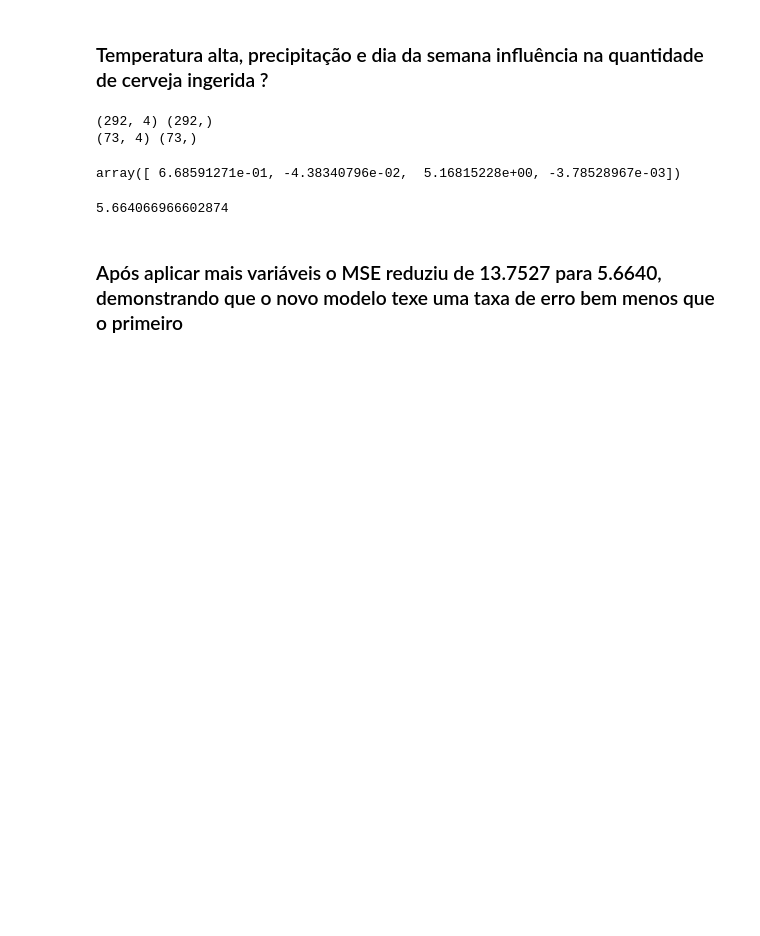
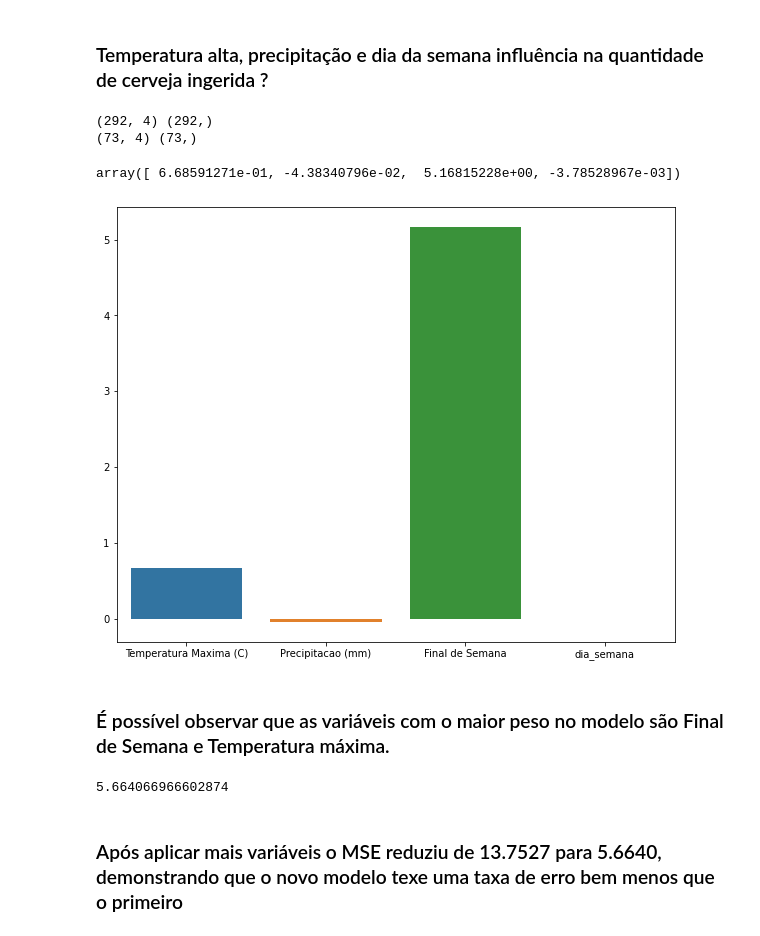
Before and after one commit to gizattos/Consumo-de-cerveja-regressao, a Jupyter notebook: Predicao_quantidade_cerveja.ipynb, the cells around one changed output. Drawn from its saved outputs; the diff is of its cells as text; code cells hidden in the pictures; blank space fills up the shorter version.

```diff
--- a/Predicao_quantidade_cerveja.ipynb
+++ b/Predicao_quantidade_cerveja.ipynb
@@ -250,6 +250,16 @@ lr.fit(x_train,y_train)
 lr.coef_
 # %% [output]
 array([ 6.68591271e-01, -4.38340796e-02,  5.16815228e+00, -3.78528967e-03])
+# %%
+## verificando os pesos
+
+plt.figure(figsize=(10,8))
+sns.barplot(x = x_train.columns,y = lr.coef_)
+plt.show()
+# %% [output]
+[figure, added]
+# %% [markdown]
+<h3>É possível observar que as variáveis com o maior peso no modelo são Final de Semana e Temperatura máxima.</h3>
 # %%
 ## MSE - Quanto maior, maior o erro
 y_pred = lr.predict(x_test)
```
Also changed, not shown: parts of 1 cell of this notebook.
